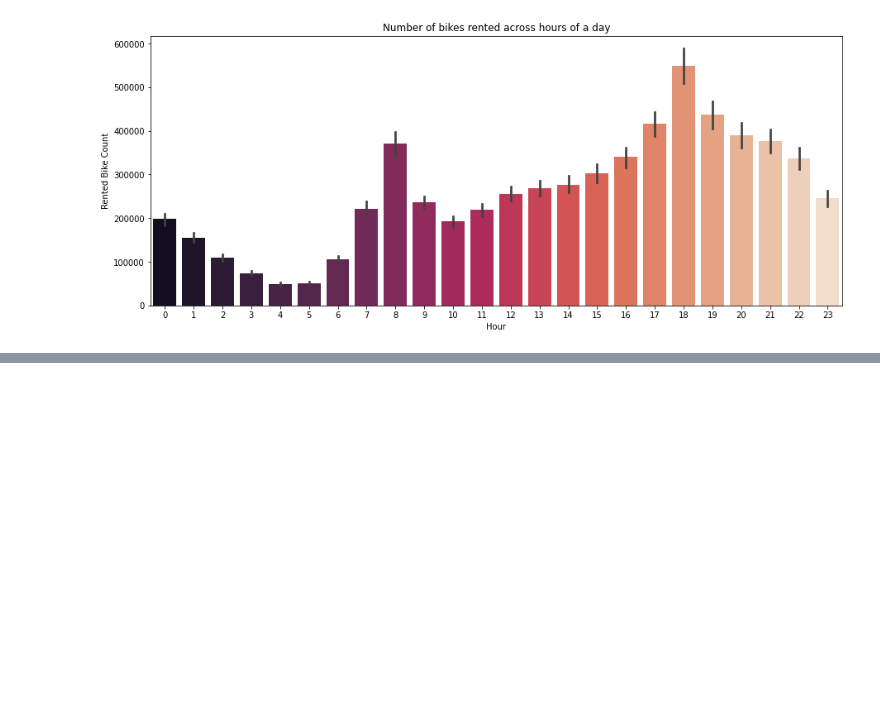
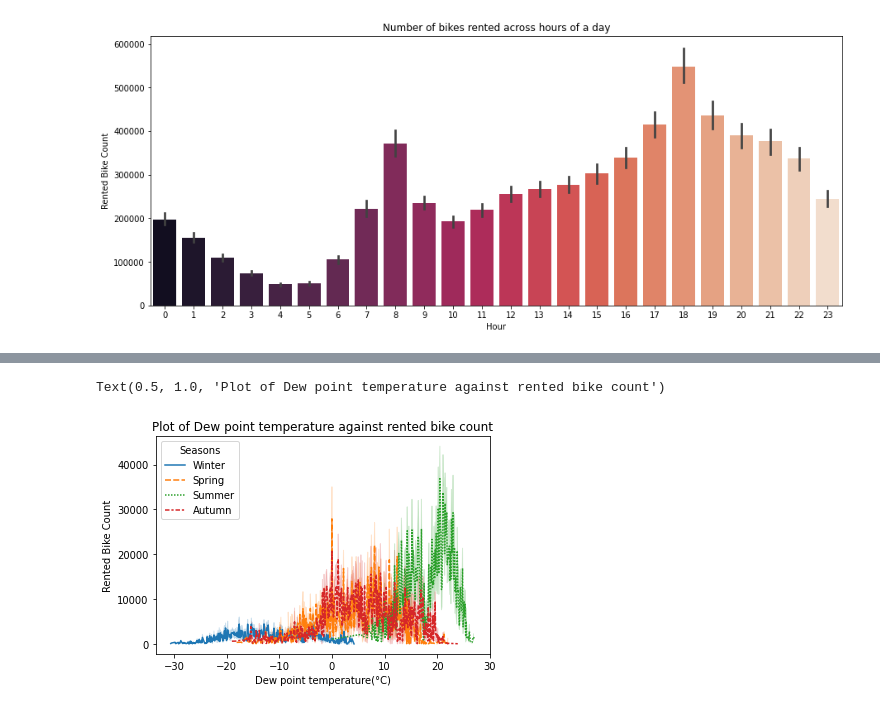
Before and after one commit to SuhasTantri/Bike-Demand-Prediction, a Jupyter notebook: Suhas_Bike_sharing_Demand_prediction_project.ipynb, the cells around one changed output, grey strips where cells are left out. Cells and saved outputs as stored; diff of their text form; code cells hidden in the pictures; blank space fills up the shorter version.

```diff
--- a/Suhas_Bike_sharing_Demand_prediction_project.ipynb
+++ b/Suhas_Bike_sharing_Demand_prediction_project.ipynb
@@ -164,0 +178,7 @@ plt.show()
+# %%
+
+sns.lineplot(data=df,x=df['Dew point temperature(°C)'],y=df['Rented Bike Count'],estimator='sum',hue='Seasons',style='Seasons')
+plt.title('Plot of Dew point temperature against rented bike count')
+# %% [output]
+Text(0.5, 1.0, 'Plot of Dew point temperature against rented bike count')
+[figure, added]
```
Also changed, not shown: parts of 18 cells of this notebook.
